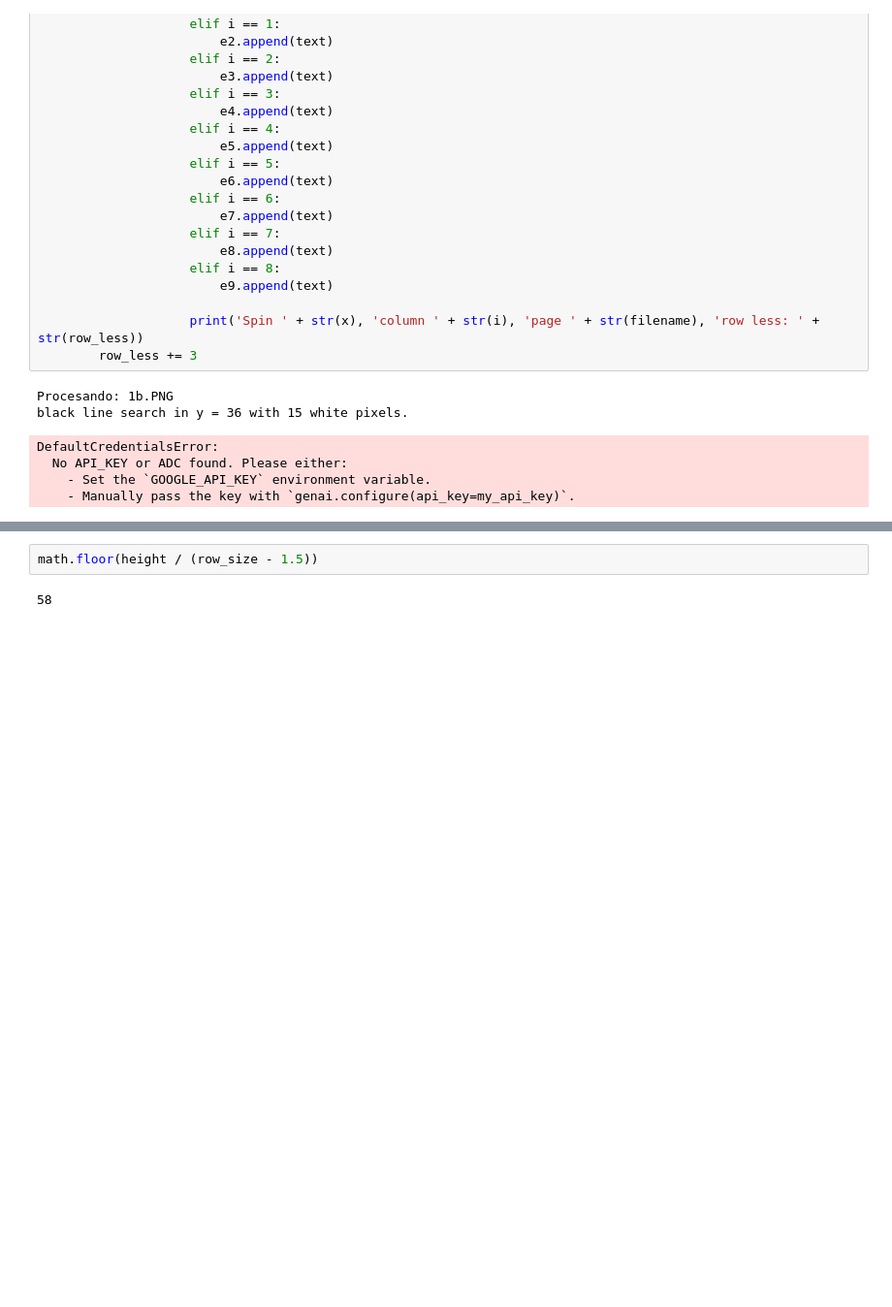
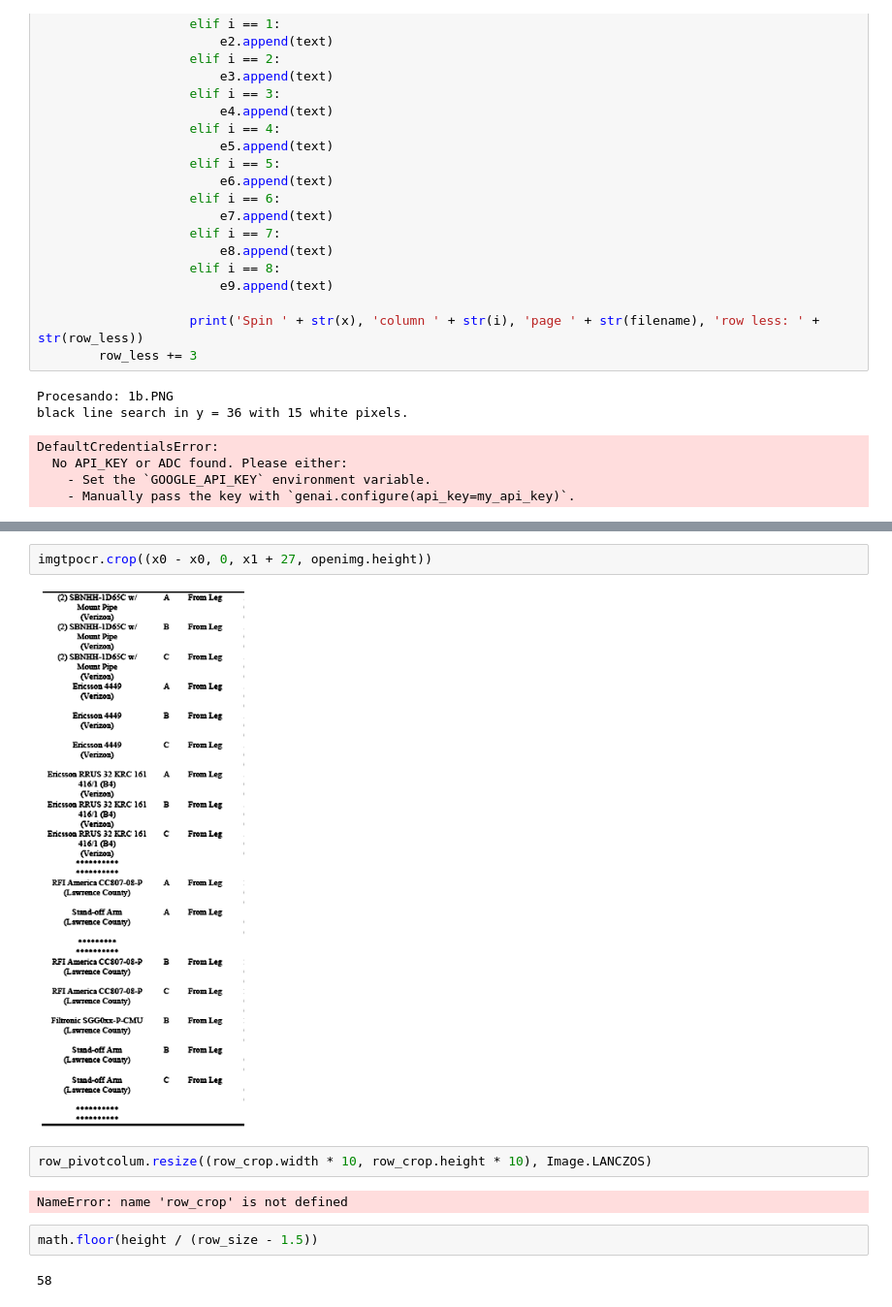
Before and after one commit to Juan1401123/FlyCowOCRD, a Jupyter notebook: test.ipynb, the cells around one changed output, grey strips where cells are left out. Shown at 97% size. Drawn from its saved outputs; the diff is of its cells as text; blank space fills up the shorter version.

```diff
--- a/test.ipynb
+++ b/test.ipynb
@@ -207,3 +656,11 @@ DefaultCredentialsError:
+# %%
+imgtpocr.crop((x0 - x0, 0, x1 + 27, openimg.height))
+# %% [output]
+[figure, added]
+# %%
+row_pivotcolum.resize((row_crop.width * 10, row_crop.height * 10), Image.LANCZOS)
+# %% [output]
+NameError: name 'row_crop' is not defined
 # %%
 math.floor(height / (row_size - 1.5))
 # %% [output]
```
Also changed, not shown: parts of 29 cells of this notebook, 5 other files.
